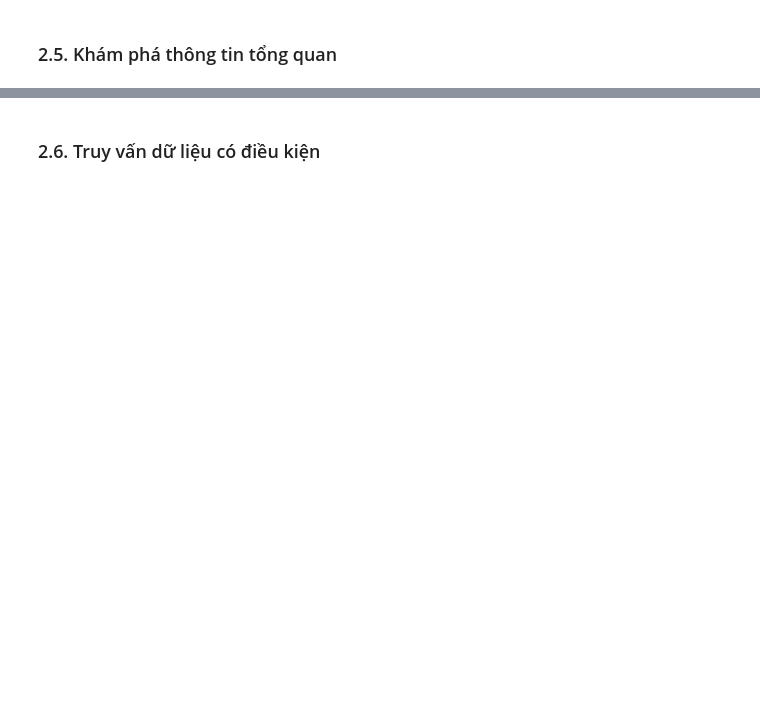
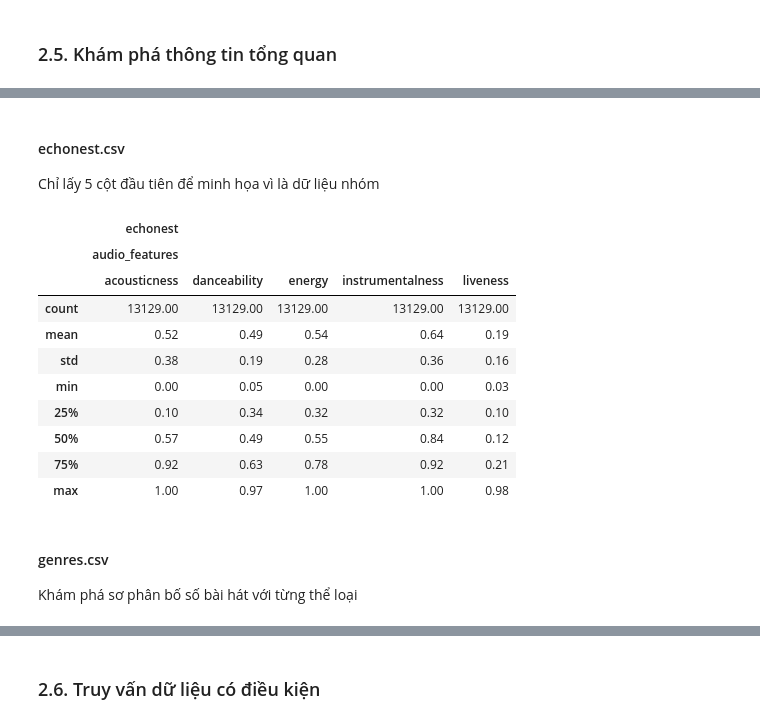
Before and after one commit to 1amBlake/fma-music-analysis-iuh, a Jupyter notebook: notebooks/fma_music_analysis.ipynb, the cells around one changed output, grey strips where cells are left out. Saved outputs shown, nothing was run; the diff lists cells and outputs as text; code cells hidden in the pictures; blank space fills up the shorter version.

```diff
--- a/notebooks/fma_music_analysis.ipynb
+++ b/notebooks/fma_music_analysis.ipynb
@@ -123,0 +273,21 @@ Mô tả cardinality:
+# %% [markdown]
+#### echonest.csv
+Chỉ lấy 5 cột đầu tiên để minh họa vì là dữ liệu nhóm
+# %%
+
+display(echonest.iloc[:, :5].describe().round(2))
+# %% [output]
+|  | echonest |  |  |  |  |
+|  | audio_features |  |  |  |  |
+|  | acousticness | danceability | energy | instrumentalness | liveness |
+| count | 13129.00 | 13129.00 | 13129.00 | 13129.00 | 13129.00 |
+| mean | 0.52 | 0.49 | 0.54 | 0.64 | 0.19 |
+| std | 0.38 | 0.19 | 0.28 | 0.36 | 0.16 |
+| min | 0.00 | 0.05 | 0.00 | 0.00 | 0.03 |
+| 25% | 0.10 | 0.34 | 0.32 | 0.32 | 0.10 |
+| 50% | 0.57 | 0.49 | 0.55 | 0.84 | 0.12 |
+| 75% | 0.92 | 0.63 | 0.78 | 0.92 | 0.21 |
+| max | 1.00 | 0.97 | 1.00 | 1.00 | 0.98 |
+# %% [markdown]
+#### genres.csv
+Khám phá sơ phân bố số bài hát với từng thể loại
```
Also changed, not shown: parts of 36 cells of this notebook.
